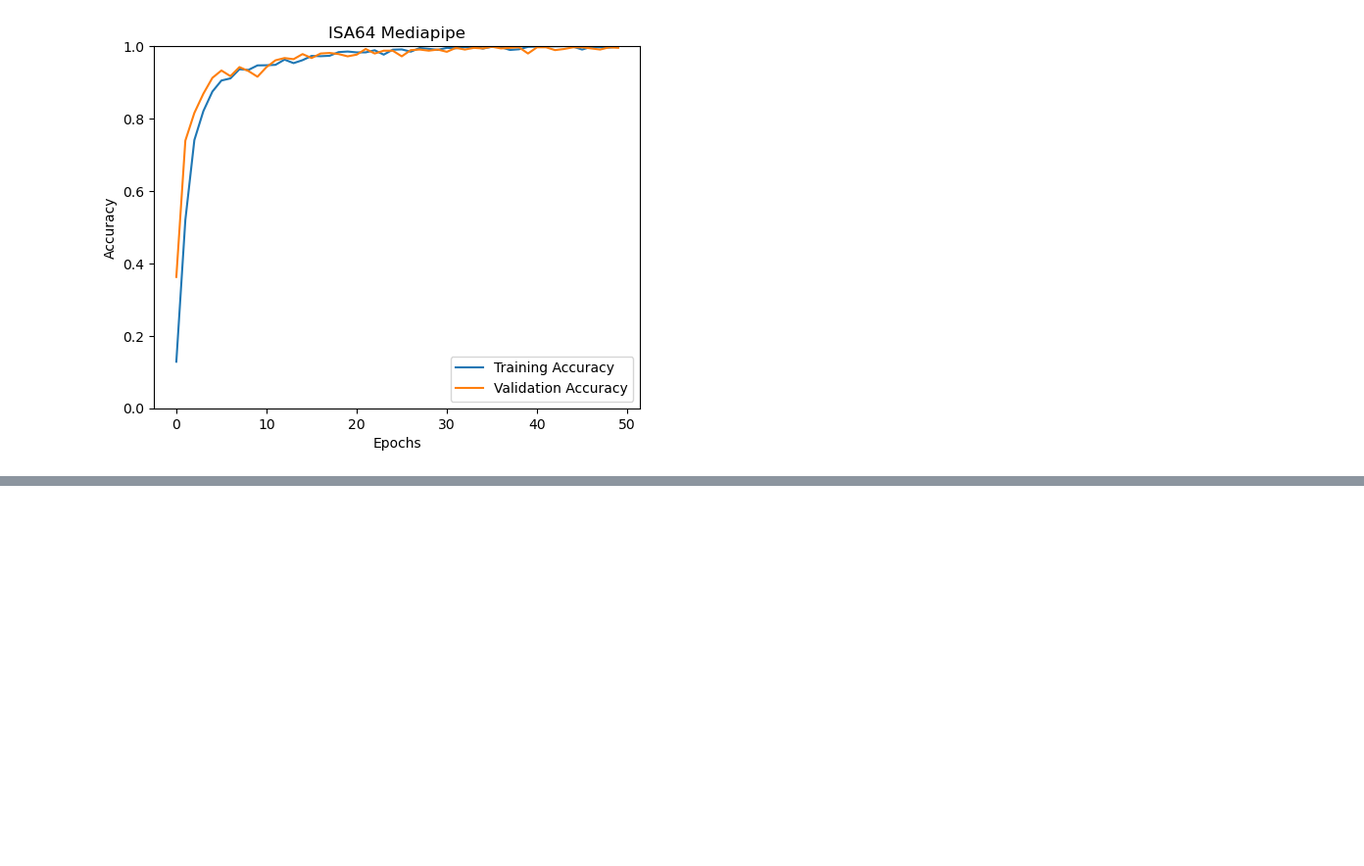
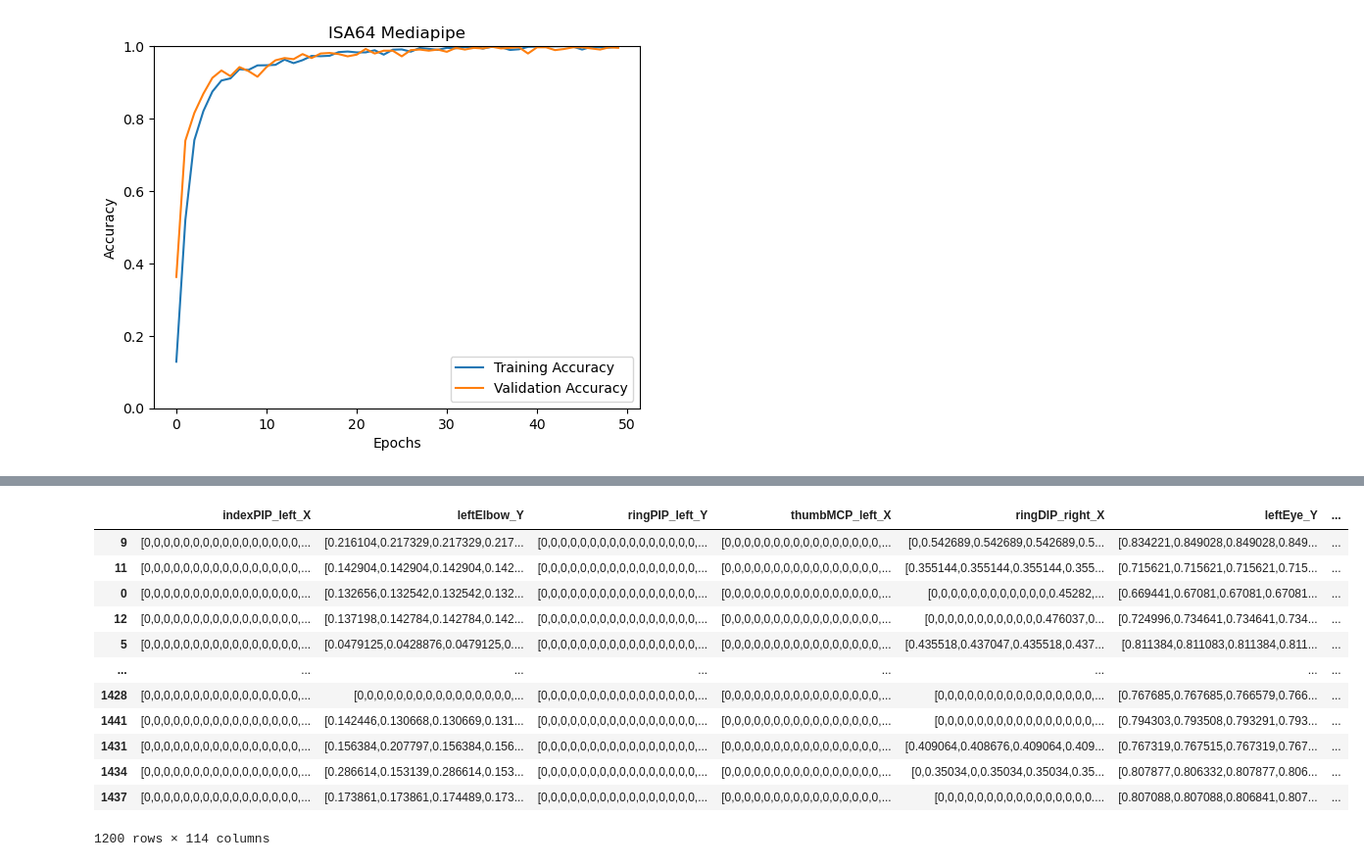
Before and after one commit to alberlin232/Dalmatian, a Jupyter notebook: plots.ipynb, the cells around one changed output, grey strips where cells are left out. Shown: that part at 98% size. Cells and saved outputs as stored; diff of their text form; code cells hidden in the pictures; blank space fills up the shorter version.

```diff
--- a/plots.ipynb
+++ b/plots.ipynb
@@ -70,0 +90,26 @@ for idx, row in df.iterrows():
+# %%
+class_counts = df['labels'].value_counts()
+min_class = class_counts.idxmin()
+min_count = class_counts.min()
+
+# Creating a balanced DataFrame by undersampling
+balanced_df = pd.concat([
+    df[df['labels'] == label].sample(min_count, random_state=42)
+    for label in df['labels'].unique()
+])
+# %%
+balanced_df
+# %% [output]
+|  | indexPIP_left_X | leftElbow_Y | ringPIP_left_Y | thumbMCP_left_X | ringDIP_right_X | leftEye_Y | ... |
+| 9 | [0,0,0,0,0,0,0,0,0,0,0,0,0,0,0,0,... | [0.216104,0.217329,0.217329,0.217... | [0,0,0,0,0,0,0,0,0,0,0,0,0,0,0,0,... | [0,0,0,0,0,0,0,0,0,0,0,0,0,0,0,0,... | [0,0.542689,0.542689,0.542689,0.5... | [0.834221,0.849028,0.849028,0.849... | ... |
+| 11 | [0,0,0,0,0,0,0,0,0,0,0,0,0,0,0,0,... | [0.142904,0.142904,0.142904,0.142... | [0,0,0,0,0,0,0,0,0,0,0,0,0,0,0,0,... | [0,0,0,0,0,0,0,0,0,0,0,0,0,0,0,0,... | [0.355144,0.355144,0.355144,0.355... | [0.715621,0.715621,0.715621,0.715... | ... |
+| 0 | [0,0,0,0,0,0,0,0,0,0,0,0,0,0,0,0,... | [0.132656,0.132542,0.132542,0.132... | [0,0,0,0,0,0,0,0,0,0,0,0,0,0,0,0,... | [0,0,0,0,0,0,0,0,0,0,0,0,0,0,0,0,... | [0,0,0,0,0,0,0,0,0,0,0,0,0.45282,... | [0.669441,0.67081,0.67081,0.67081... | ... |
+| 12 | [0,0,0,0,0,0,0,0,0,0,0,0,0,0,0,0,... | [0.137198,0.142784,0.142784,0.142... | [0,0,0,0,0,0,0,0,0,0,0,0,0,0,0,0,... | [0,0,0,0,0,0,0,0,0,0,0,0,0,0,0,0,... | [0,0,0,0,0,0,0,0,0,0,0,0.476037,0... | [0.724996,0.734641,0.734641,0.734... | ... |
+| 5 | [0,0,0,0,0,0,0,0,0,0,0,0,0,0,0,0,... | [0.0479125,0.0428876,0.0479125,0.... | [0,0,0,0,0,0,0,0,0,0,0,0,0,0,0,0,... | [0,0,0,0,0,0,0,0,0,0,0,0,0,0,0,0,... | [0.435518,0.437047,0.435518,0.437... | [0.811384,0.811083,0.811384,0.811... | ... |
+| ... | ... | ... | ... | ... | ... | ... | ... |
+| 1428 | [0,0,0,0,0,0,0,0,0,0,0,0,0,0,0,0,... | [0,0,0,0,0,0,0,0,0,0,0,0,0,0,0,0,... | [0,0,0,0,0,0,0,0,0,0,0,0,0,0,0,0,... | [0,0,0,0,0,0,0,0,0,0,0,0,0,0,0,0,... | [0,0,0,0,0,0,0,0,0,0,0,0,0,0,0,0,... | [0.767685,0.767685,0.766579,0.766... | ... |
+| 1441 | [0,0,0,0,0,0,0,0,0,0,0,0,0,0,0,0,... | [0.142446,0.130668,0.130669,0.131... | [0,0,0,0,0,0,0,0,0,0,0,0,0,0,0,0,... | [0,0,0,0,0,0,0,0,0,0,0,0,0,0,0,0,... | [0,0,0,0,0,0,0,0,0,0,0,0,0,0,0,0,... | [0.794303,0.793508,0.793291,0.793... | ... |
+| 1431 | [0,0,0,0,0,0,0,0,0,0,0,0,0,0,0,0,... | [0.156384,0.207797,0.156384,0.156... | [0,0,0,0,0,0,0,0,0,0,0,0,0,0,0,0,... | [0,0,0,0,0,0,0,0,0,0,0,0,0,0,0,0,... | [0.409064,0.408676,0.409064,0.409... | [0.767319,0.767515,0.767319,0.767... | ... |
+| 1434 | [0,0,0,0,0,0,0,0,0,0,0,0,0,0,0,0,... | [0.286614,0.153139,0.286614,0.153... | [0,0,0,0,0,0,0,0,0,0,0,0,0,0,0,0,... | [0,0,0,0,0,0,0,0,0,0,0,0,0,0,0,0,... | [0,0.35034,0,0.35034,0.35034,0.35... | [0.807877,0.806332,0.807877,0.806... | ... |
+| 1437 | [0,0,0,0,0,0,0,0,0,0,0,0,0,0,0,0,... | [0.173861,0.173861,0.174489,0.173... | [0,0,0,0,0,0,0,0,0,0,0,0,0,0,0,0,... | [0,0,0,0,0,0,0,0,0,0,0,0,0,0,0,0,... | [0,0,0,0,0,0,0,0,0,0,0,0,0,0,0,0.... | [0.807088,0.807088,0.806841,0.807... | ... |
+1200 rows × 114 columns
```
Also changed, not shown: parts of 7 cells of this notebook, 6 other files.
